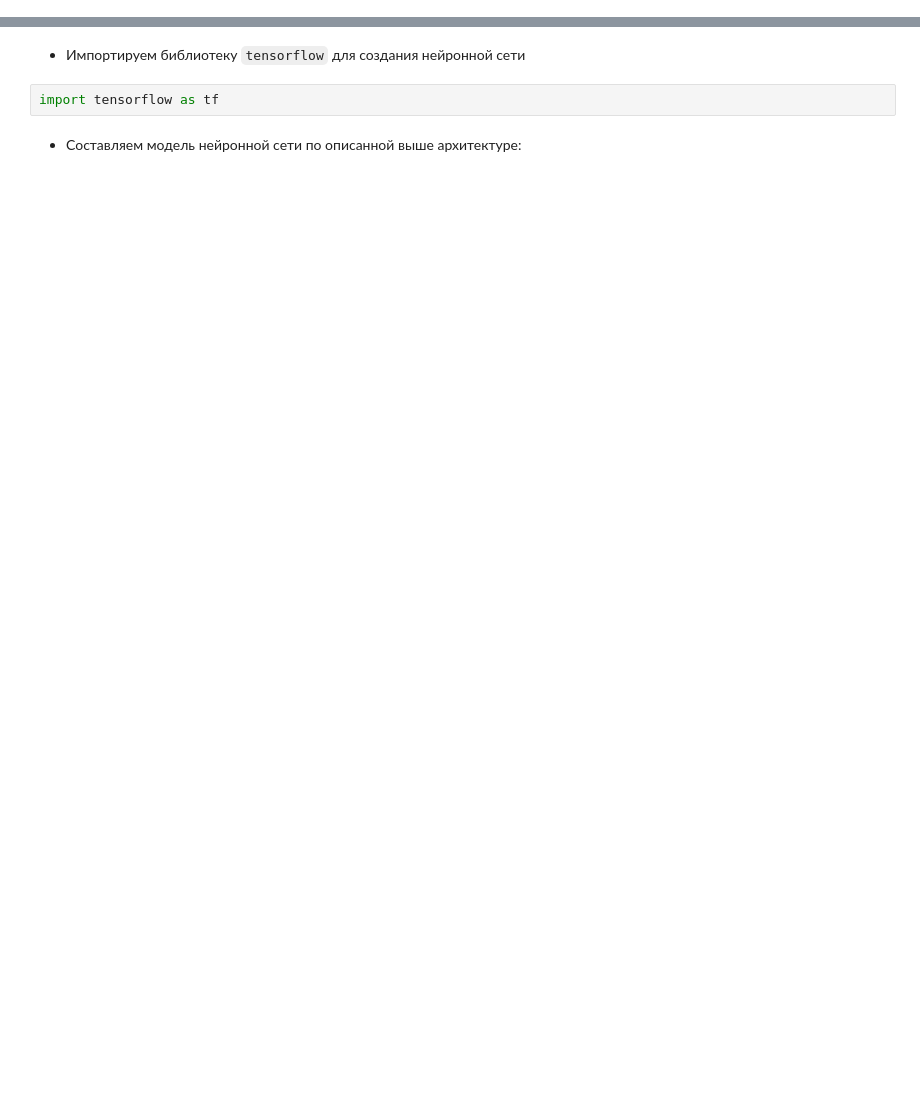
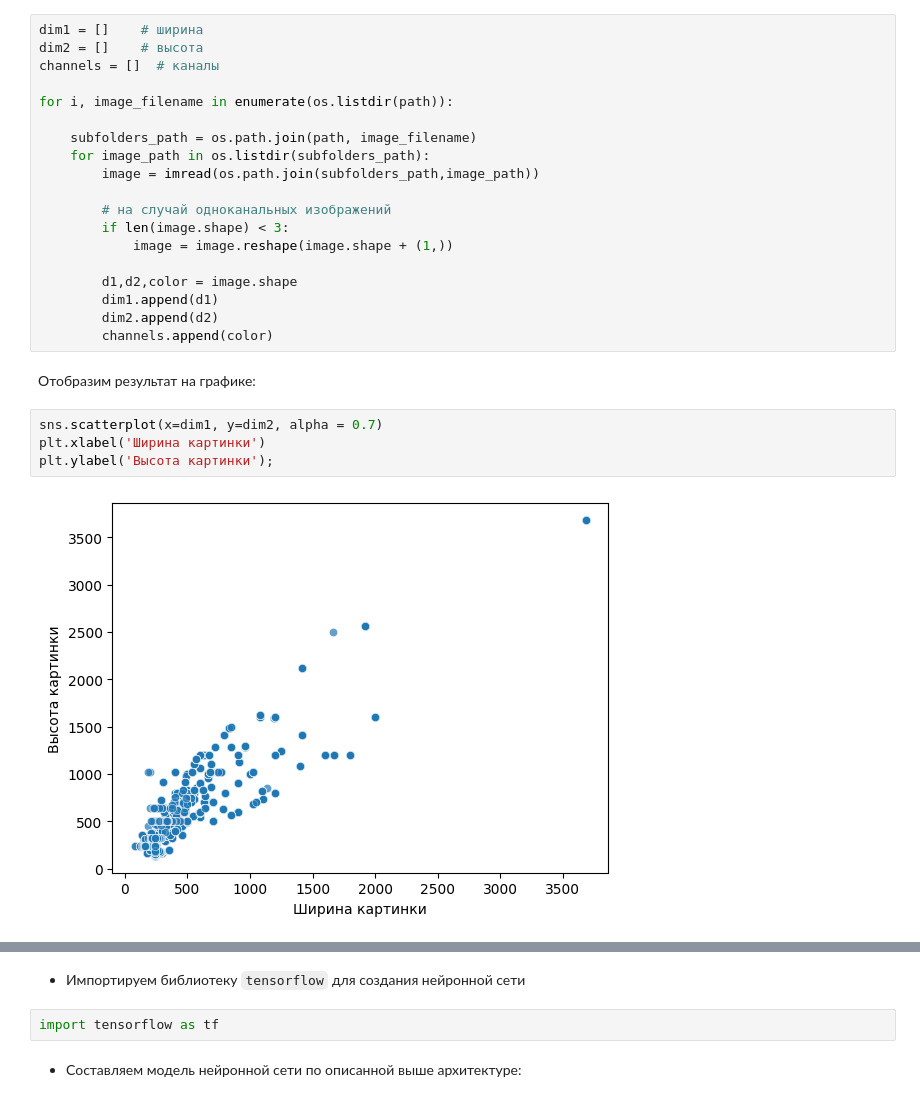
Before and after one commit to velicumsova/praktika, a Jupyter notebook: main.ipynb, the cells around one changed output, grey strips where cells are left out. Saved outputs shown, nothing was run; the diff lists cells and outputs as text; blank space fills up the shorter version.

```diff
--- a/main.ipynb
+++ b/main.ipynb
@@ -5,0 +48,27 @@
+# %%
+dim1 = []    # ширина
+dim2 = []    # высота
+channels = []  # каналы
+
+for i, image_filename in enumerate(os.listdir(path)):
+
+    subfolders_path = os.path.join(path, image_filename)
+    for image_path in os.listdir(subfolders_path):
+        image = imread(os.path.join(subfolders_path,image_path))
+
+        # на случай одноканальных изображений
+        if len(image.shape) < 3:
+            image = image.reshape(image.shape + (1,))
+
+        d1,d2,color = image.shape
+        dim1.append(d1)
+        dim2.append(d2)
+        channels.append(color)
+# %% [markdown]
+Отобразим результат на графике:
+# %%
+sns.scatterplot(x=dim1, y=dim2, alpha = 0.7)
+plt.xlabel('Ширина картинки')
+plt.ylabel('Высота картинки');
+# %% [output]
+[figure, added]
```
Also changed, not shown: parts of 34 cells of this notebook, 3 other files.
